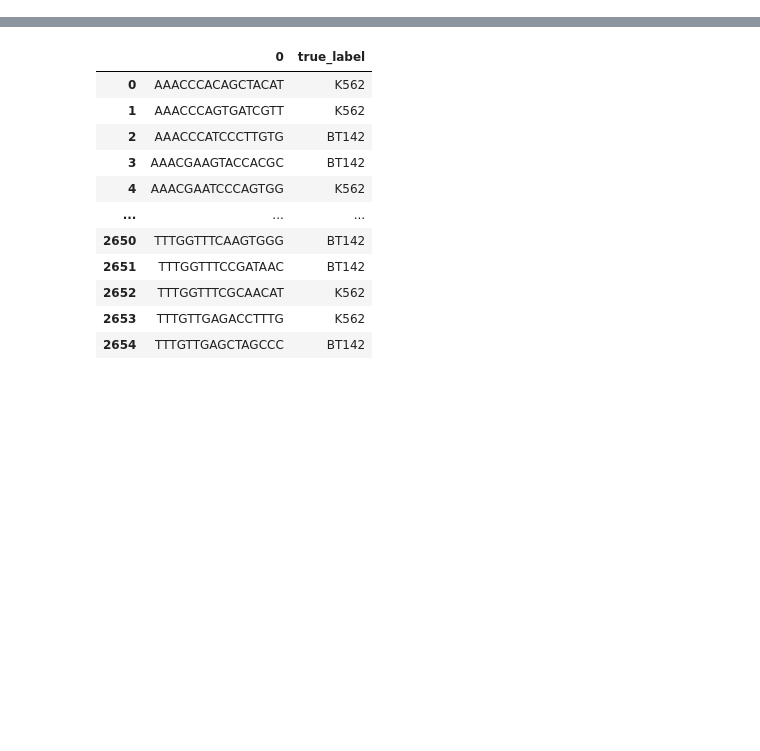
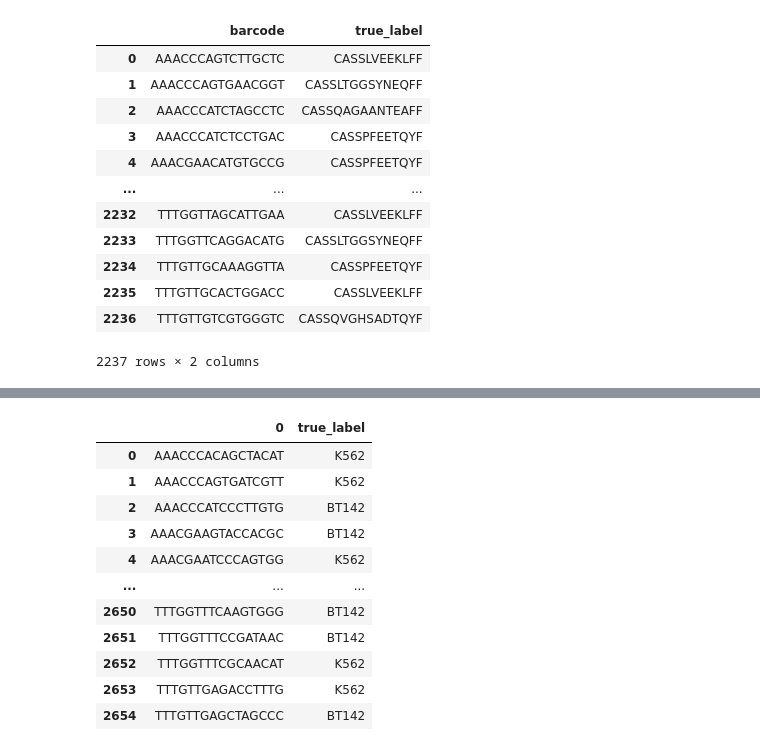
Before and after one commit to juychen/treevaerient, a Jupyter notebook: utils/data_test copy.ipynb, the cells around one changed output, grey strips where cells are left out. Drawn from its saved outputs; the diff is of its cells as text; code cells hidden in the pictures; blank space fills up the shorter version.

```diff
--- a/utils/data_test copy.ipynb
+++ b/utils/data_test copy.ipynb
@@ -16,3 +16,19 @@ sample_name = pd.read_csv('/home/junyi/code/treevae/data/Variant/trimmed_starsol
+# %%
+df_cell_label[df_cell_label]
+# %% [output]
+|  | barcode | true_label |
+| 0 | AAACCCAGTCTTGCTC | CASSLVEEKLFF |
+| 1 | AAACCCAGTGAACGGT | CASSLTGGSYNEQFF |
+| 2 | AAACCCATCTAGCCTC | CASSQAGAANTEAFF |
+| 3 | AAACCCATCTCCTGAC | CASSPFEETQYF |
+| 4 | AAACGAACATGTGCCG | CASSPFEETQYF |
+| ... | ... | ... |
+| 2232 | TTTGGTTAGCATTGAA | CASSLVEEKLFF |
+| 2233 | TTTGGTTCAGGACATG | CASSLTGGSYNEQFF |
+| 2234 | TTTGTTGCAAAGGTTA | CASSPFEETQYF |
+| 2235 | TTTGTTGCACTGGACC | CASSLVEEKLFF |
+| 2236 | TTTGTTGTCGTGGGTC | CASSQVGHSADTQYF |
+2237 rows × 2 columns
 # %%
 sample_name
 # %% [output]
```
Also changed, not shown: parts of 4 cells of this notebook, 9 other files.
